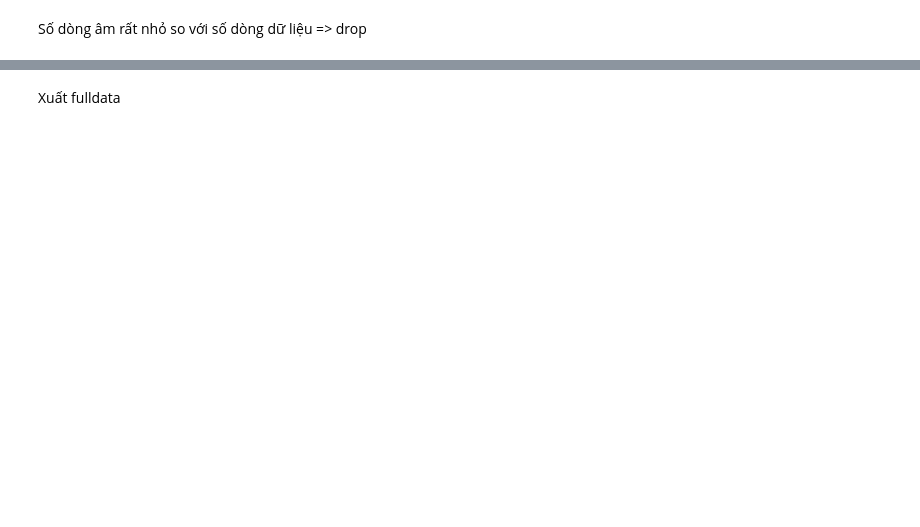
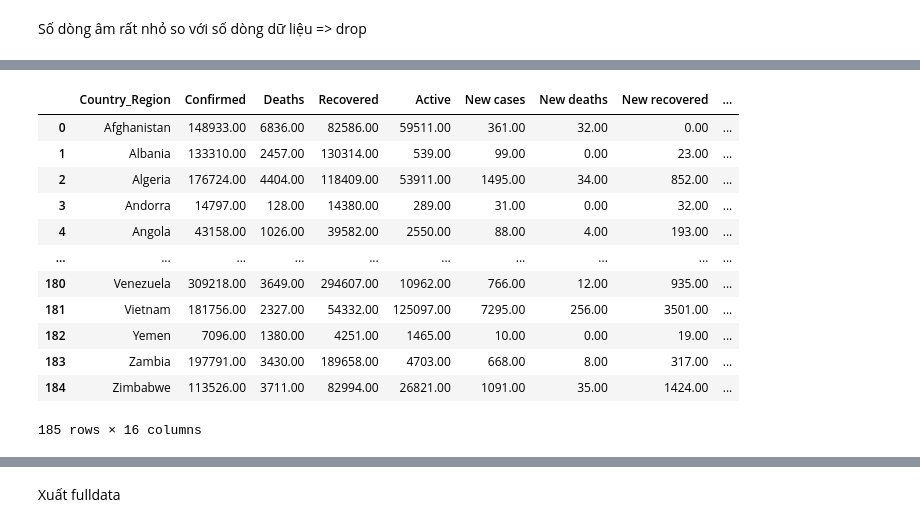
Before and after one commit to daniele15/DV-GroupProject, a Jupyter notebook: main_preprocessing_lite.ipynb, the cells around one changed output, grey strips where cells are left out. Drawn from its saved outputs; the diff is of its cells as text; code cells hidden in the pictures; blank space fills up the shorter version.

Commit message:
update
added population to fulldata

```diff
--- a/main_preprocessing_lite.ipynb
+++ b/main_preprocessing_lite.ipynb
@@ -599,7 +487,7 @@ print(neg_recovered.shape)
 Lặp 6 lần để fix - update - fix
 # %%
 i=0
-while (i<8):
+while (i<6):
     # CASES
     for index, row in neg_cases.iterrows():
         # Lấy dòng từ grouped_df dựa trên "Country_Region", "WHO Region", và "Last_Update" là ngày liền trước
@@ -681,0 +562,4 @@ print(neg_recovered.shape)
+# %%
+grouped_df.loc[(grouped_df['Active'] < 0),'Active']=grouped_df.loc[(grouped_df['Active'] < 0),'New cases']
+grouped_df.drop(columns= "Previous Day", inplace = True)
+grouped_df['Last_Update'] = pd.to_datetime(grouped_df['Last_Update']).dt.date
@@ -681,0 +829,17 @@ print(neg_recovered.shape)
+# %%
+country_wise['Population'] = country_wise['Country_Region'].map(country_pop)
+country_wise
+# %% [output]
+|  | Country_Region | Confirmed | Deaths | Recovered | Active | New cases | New deaths | New recovered | ... |
+| 0 | Afghanistan | 148933.00 | 6836.00 | 82586.00 | 59511.00 | 361.00 | 32.00 | 0.00 | ... |
+| 1 | Albania | 133310.00 | 2457.00 | 130314.00 | 539.00 | 99.00 | 0.00 | 23.00 | ... |
+| 2 | Algeria | 176724.00 | 4404.00 | 118409.00 | 53911.00 | 1495.00 | 34.00 | 852.00 | ... |
+| 3 | Andorra | 14797.00 | 128.00 | 14380.00 | 289.00 | 31.00 | 0.00 | 32.00 | ... |
+| 4 | Angola | 43158.00 | 1026.00 | 39582.00 | 2550.00 | 88.00 | 4.00 | 193.00 | ... |
+| ... | ... | ... | ... | ... | ... | ... | ... | ... | ... |
+| 180 | Venezuela | 309218.00 | 3649.00 | 294607.00 | 10962.00 | 766.00 | 12.00 | 935.00 | ... |
+| 181 | Vietnam | 181756.00 | 2327.00 | 54332.00 | 125097.00 | 7295.00 | 256.00 | 3501.00 | ... |
+| 182 | Yemen | 7096.00 | 1380.00 | 4251.00 | 1465.00 | 10.00 | 0.00 | 19.00 | ... |
+| 183 | Zambia | 197791.00 | 3430.00 | 189658.00 | 4703.00 | 668.00 | 8.00 | 317.00 | ... |
+| 184 | Zimbabwe | 113526.00 | 3711.00 | 82994.00 | 26821.00 | 1091.00 | 35.00 | 1424.00 | ... |
+185 rows × 16 columns
```
Also changed, not shown: parts of 64 cells of this notebook, 2 other files.
